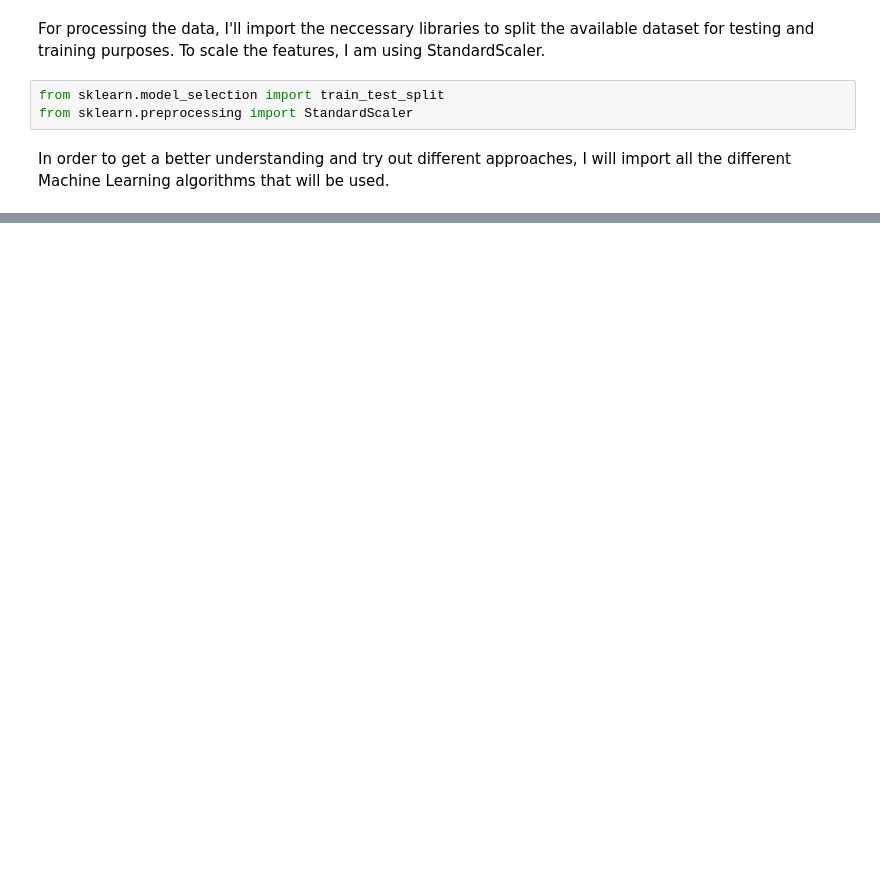
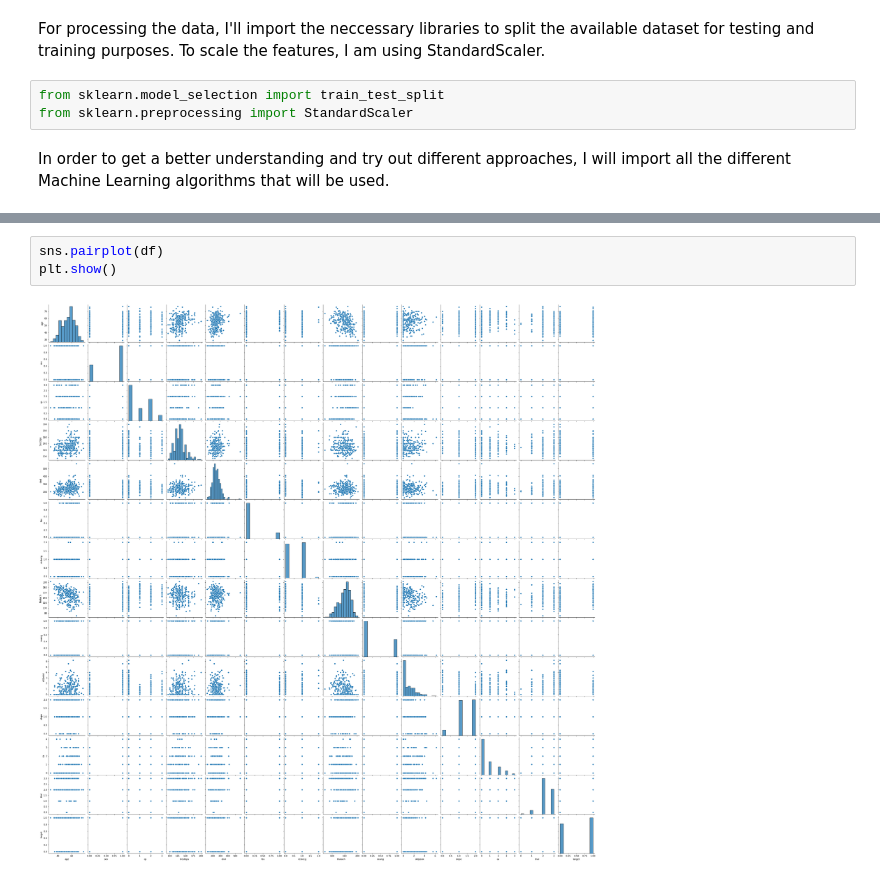
Before and after one commit to AdamHorvath12/Heart-Disease-Prediction, a Jupyter notebook: Heart-Disease-Prediction.ipynb, the cells around one changed output, grey strips where cells are left out. Saved outputs shown, nothing was run; the diff lists cells and outputs as text; blank space fills up the shorter version.

```diff
--- a/Heart-Disease-Prediction.ipynb
+++ b/Heart-Disease-Prediction.ipynb
@@ -27,0 +113,5 @@ from sklearn.ensemble import RandomForestClassifier #Random Forest Classifier
+# %%
+sns.pairplot(df)
+plt.show()
+# %% [output]
+[figure, added]
```
Also changed, not shown: parts of 38 cells of this notebook, 1 other file.
